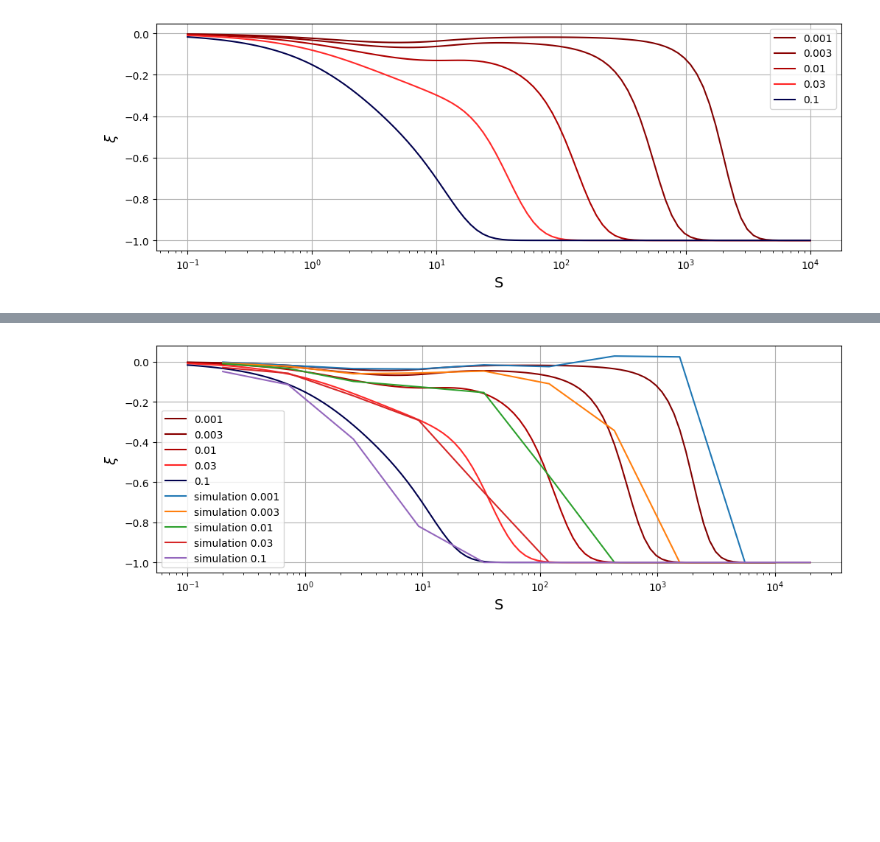
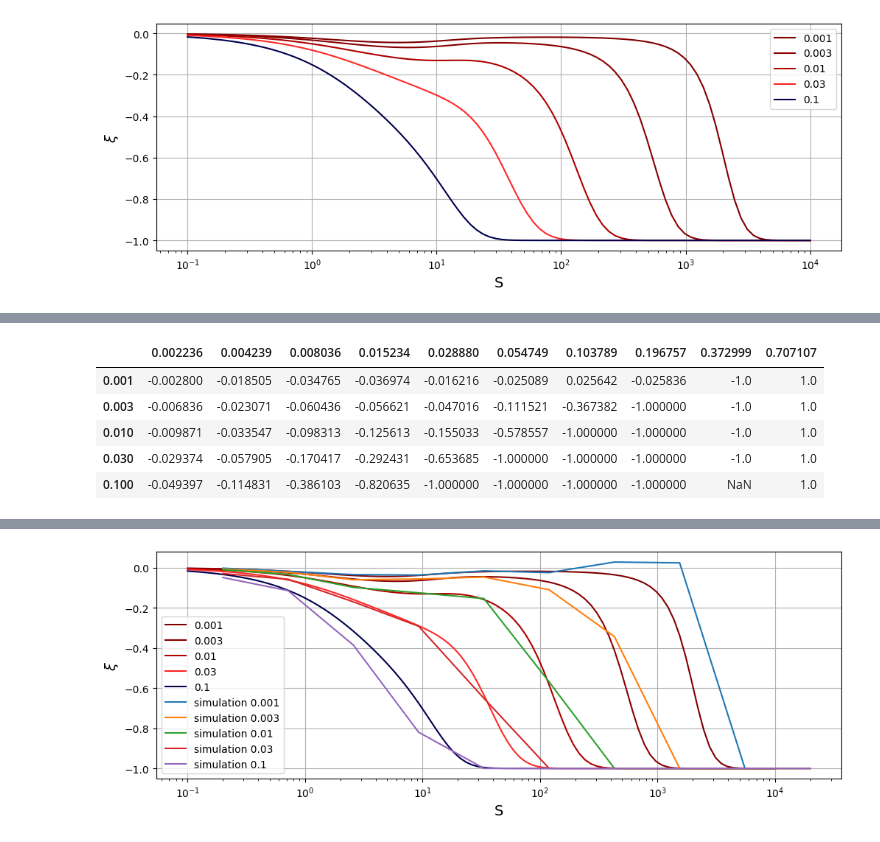
Before and after one commit to emkoch/popspec, a Jupyter notebook: Effect_size.ipynb, the cells around one changed output, grey strips where cells are left out. Saved outputs shown, nothing was run; the diff lists cells and outputs as text; code cells hidden in the pictures; blank space fills up the shorter version.

```diff
--- a/Effect_size.ipynb
+++ b/Effect_size.ipynb
@@ -354,0 +350,9 @@ bottom_df = z_df - z/(np.sqrt(sample_df * (sample_df-3)))
+# %%
+bottom_df
+# %% [output]
+|  | 0.002236 | 0.004239 | 0.008036 | 0.015234 | 0.028880 | 0.054749 | 0.103789 | 0.196757 | 0.372999 | 0.707107 |
+| 0.001 | -0.002800 | -0.018505 | -0.034765 | -0.036974 | -0.016216 | -0.025089 | 0.025642 | -0.025836 | -1.0 | 1.0 |
+| 0.003 | -0.006836 | -0.023071 | -0.060436 | -0.056621 | -0.047016 | -0.111521 | -0.367382 | -1.000000 | -1.0 | 1.0 |
+| 0.010 | -0.009871 | -0.033547 | -0.098313 | -0.125613 | -0.155033 | -0.578557 | -1.000000 | -1.000000 | -1.0 | 1.0 |
+| 0.030 | -0.029374 | -0.057905 | -0.170417 | -0.292431 | -0.653685 | -1.000000 | -1.000000 | -1.000000 | -1.0 | 1.0 |
+| 0.100 | -0.049397 | -0.114831 | -0.386103 | -0.820635 | -1.000000 | -1.000000 | -1.000000 | -1.000000 | NaN | 1.0 |
```
Also changed, not shown: parts of 13 cells of this notebook, 3 other files.
